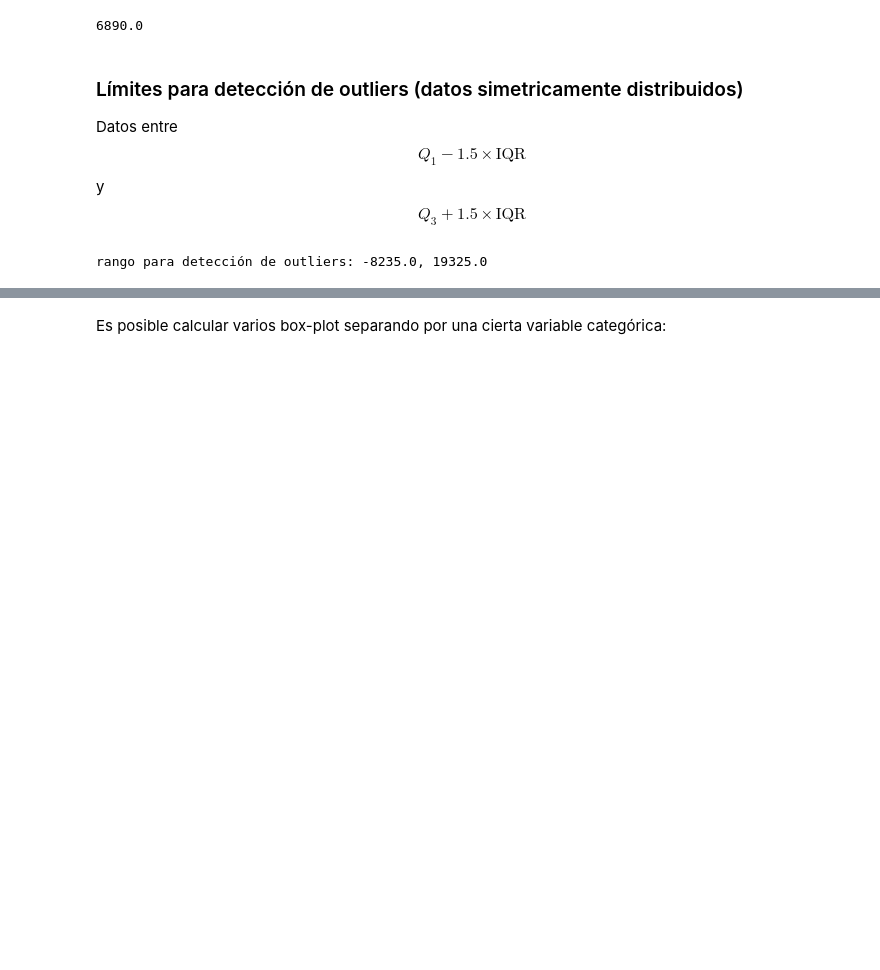
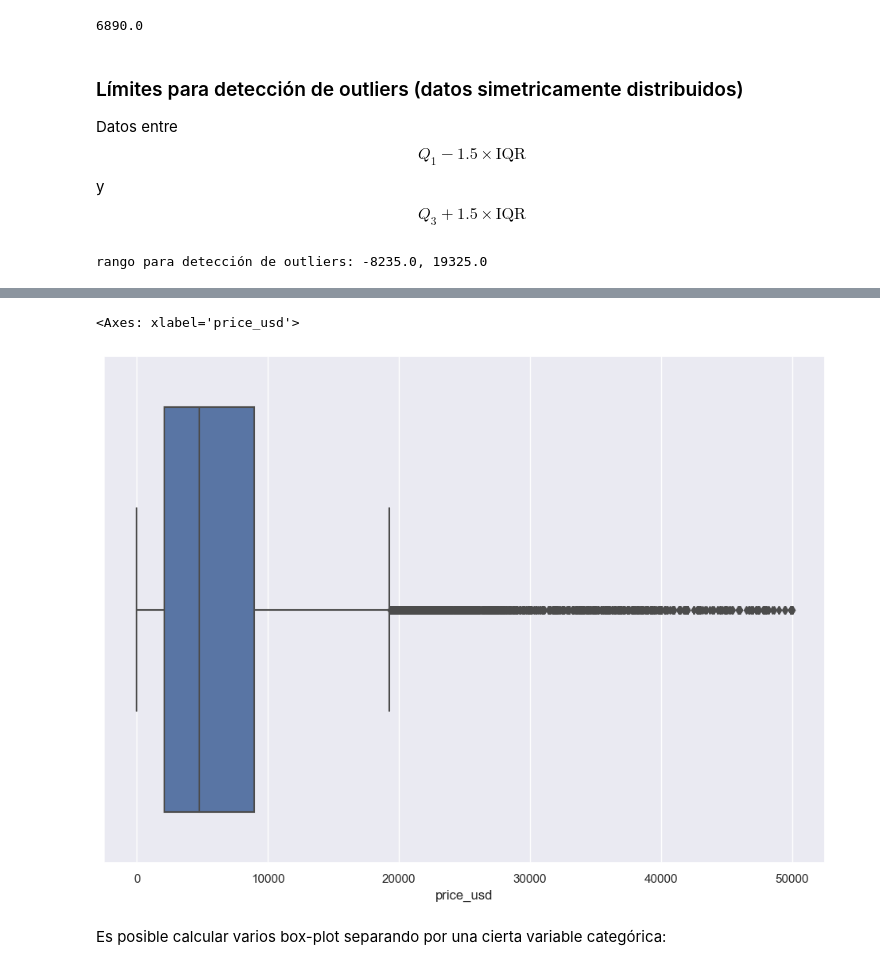
Before and after one commit to jcmefra/estadistica_descriptiva, a Jupyter notebook: [clase-10]medidas-dispersion.ipynb, the cells around one changed output, grey strips where cells are left out. Saved outputs shown, nothing was run; the diff lists cells and outputs as text; code cells hidden in the pictures; blank space fills up the shorter version.

```diff
--- a/[clase-10]medidas-dispersion.ipynb
+++ b/[clase-10]medidas-dispersion.ipynb
@@ -56,3 +52,8 @@ ax_hist.set(xlabel='')
+# %%
+sns.boxplot(data=df, x='price_usd')
+# %% [output]
+<Axes: xlabel='price_usd'>
+[figure, added]
 # %% [markdown]
 Es posible calcular varios box-plot separando por una cierta variable categórica:
 # %%
```
Also changed, not shown: parts of 5 cells of this notebook.
